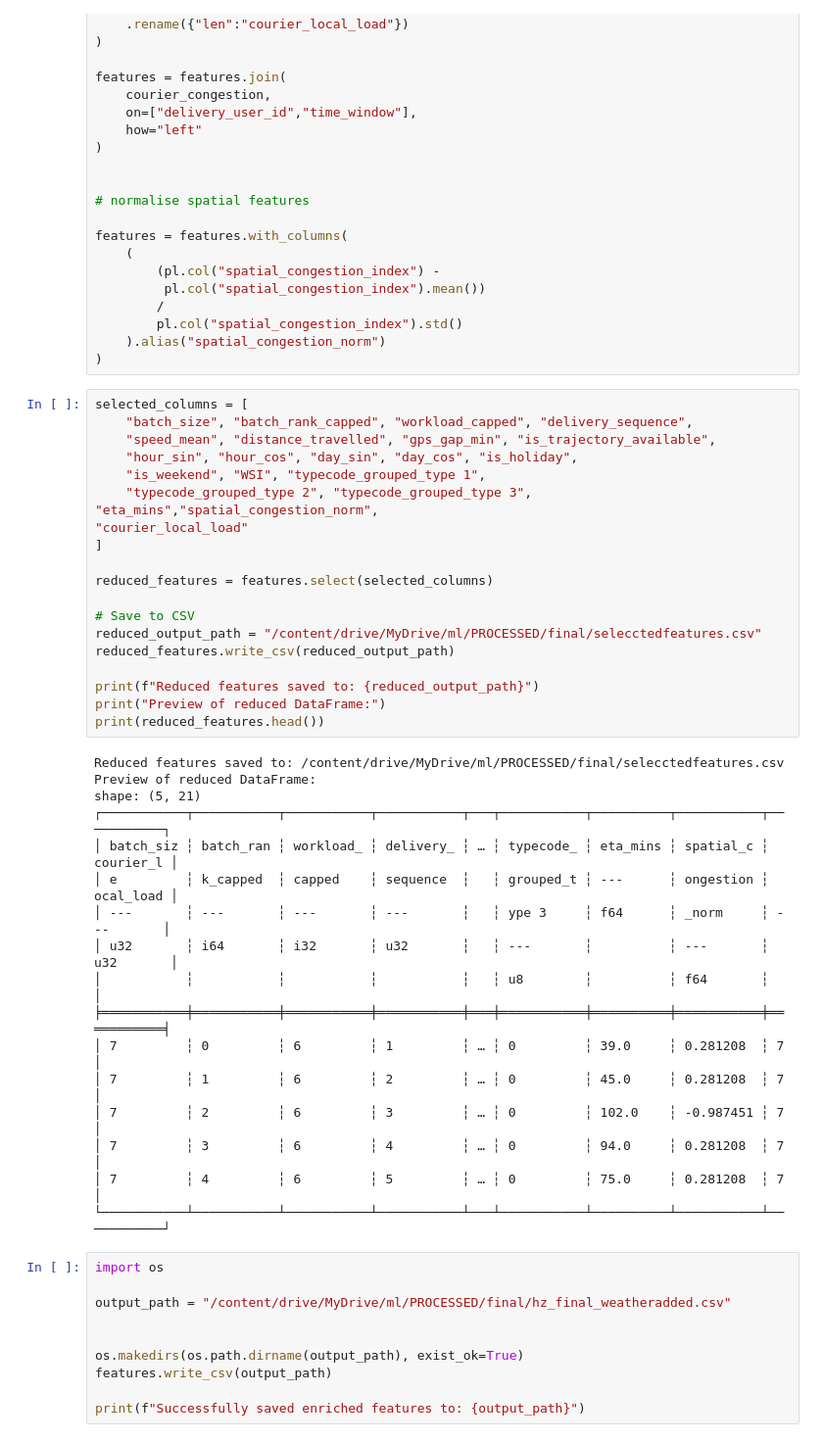
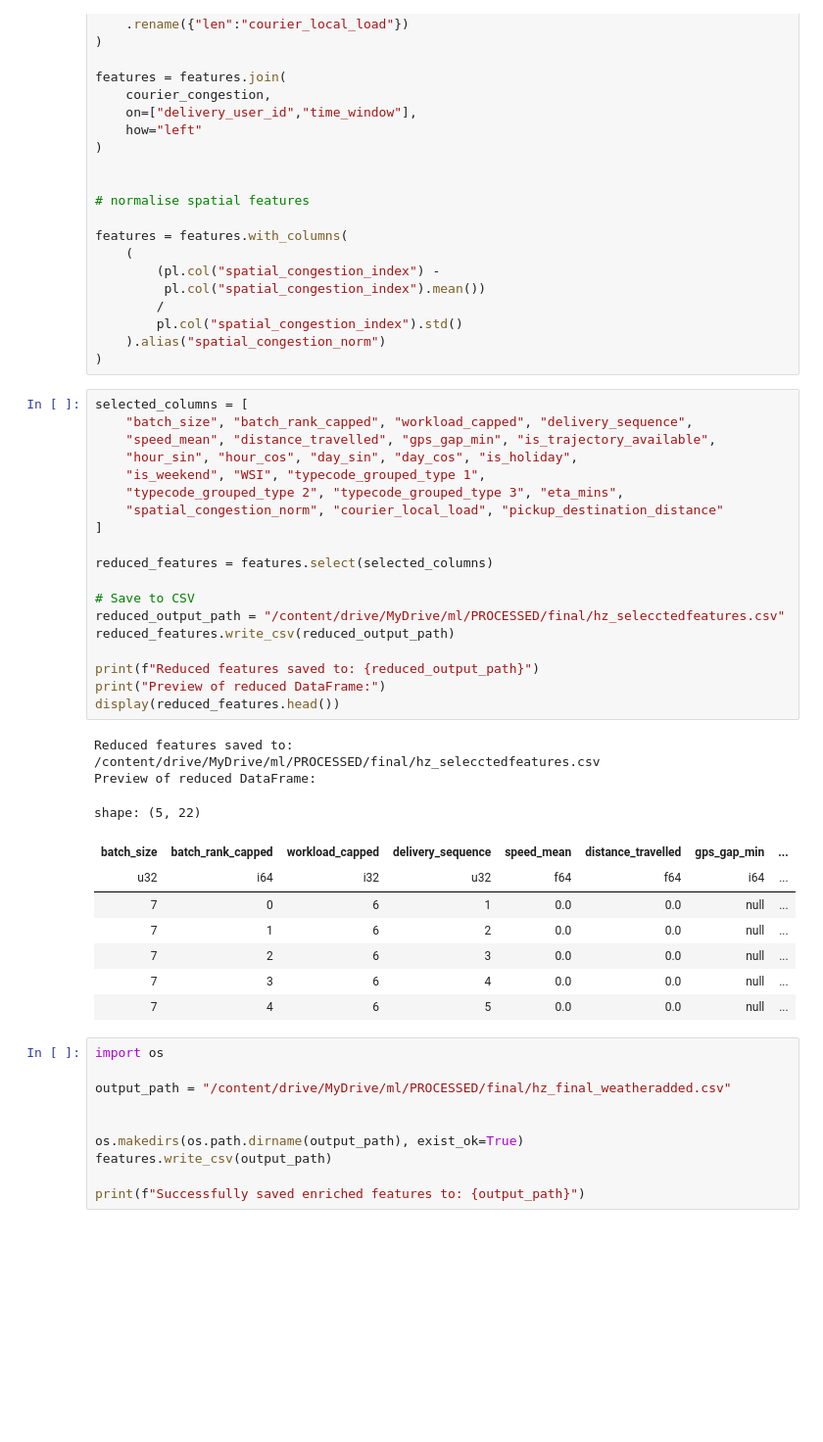
Before and after one commit to aymuos/starship, a Jupyter notebook: fundamental_EDA/feature_creator_hz.ipynb, the cells around one changed output. Shown at 98% size. Saved outputs shown, nothing was run; the diff lists cells and outputs as text; blank space fills up the shorter version.

```diff
--- a/fundamental_EDA/feature_creator_hz.ipynb
+++ b/fundamental_EDA/feature_creator_hz.ipynb
@@ -2139,39 +2139,33 @@ features = features.with_columns(
 # %%
 selected_columns = [
     "batch_size", "batch_rank_capped", "workload_capped", "delivery_sequence",
     "speed_mean", "distance_travelled", "gps_gap_min", "is_trajectory_available",
     "hour_sin", "hour_cos", "day_sin", "day_cos", "is_holiday",
     "is_weekend", "WSI", "typecode_grouped_type 1",
-    "typecode_grouped_type 2", "typecode_grouped_type 3", "eta_mins","spatial_congestion_norm",
-"courier_local_load"
+    "typecode_grouped_type 2", "typecode_grouped_type 3", "eta_mins",
+    "spatial_congestion_norm", "courier_local_load", "pickup_destination_distance"
 ]
 
 reduced_features = features.select(selected_columns)
 
 # Save to CSV
-reduced_output_path = "/content/drive/MyDrive/ml/PROCESSED/final/selecctedfeatures.csv"
+reduced_output_path = "/content/drive/MyDrive/ml/PROCESSED/final/hz_selecctedfeatures.csv"
 reduced_features.write_csv(reduced_output_path)
 
 print(f"Reduced features saved to: {reduced_output_path}")
 print("Preview of reduced DataFrame:")
-print(reduced_features.head())
+display(reduced_features.head())
 # %% [output]
-Reduced features saved to: /content/drive/MyDrive/ml/PROCESSED/final/selecctedfeatures.csv
+Reduced features saved to: /content/drive/MyDrive/ml/PROCESSED/final/hz_selecctedfeatures.csv
 Preview of reduced DataFrame:
-shape: (5, 21)
-┌───────────┬───────────┬───────────┬───────────┬───┬───────────┬──────────┬───────────┬───────────┐
-│ batch_siz ┆ batch_ran ┆ workload_ ┆ delivery_ ┆ … ┆ typecode_ ┆ eta_mins ┆ spatial_c ┆ courier_l │
-│ e         ┆ k_capped  ┆ capped    ┆ sequence  ┆   ┆ grouped_t ┆ ---      ┆ ongestion ┆ ocal_load │
-│ ---       ┆ ---       ┆ ---       ┆ ---       ┆   ┆ ype 3     ┆ f64      ┆ _norm     ┆ ---       │
-│ u32       ┆ i64       ┆ i32       ┆ u32       ┆   ┆ ---       ┆          ┆ ---       ┆ u32       │
-│           ┆           ┆           ┆           ┆   ┆ u8        ┆          ┆ f64       ┆           │
-╞═══════════╪═══════════╪═══════════╪═══════════╪═══╪═══════════╪══════════╪═══════════╪═══════════╡
-│ 7         ┆ 0         ┆ 6         ┆ 1         ┆ … ┆ 0         ┆ 39.0     ┆ 0.281208  ┆ 7         │
-│ 7         ┆ 1         ┆ 6         ┆ 2         ┆ … ┆ 0         ┆ 45.0     ┆ 0.281208  ┆ 7         │
-│ 7         ┆ 2         ┆ 6         ┆ 3         ┆ … ┆ 0         ┆ 102.0    ┆ -0.987451 ┆ 7         │
-│ 7         ┆ 3         ┆ 6         ┆ 4         ┆ … ┆ 0         ┆ 94.0     ┆ 0.281208  ┆ 7         │
-│ 7         ┆ 4         ┆ 6         ┆ 5         ┆ … ┆ 0         ┆ 75.0     ┆ 0.281208  ┆ 7         │
-└───────────┴───────────┴───────────┴───────────┴───┴───────────┴──────────┴───────────┴───────────┘
+shape: (5, 22)
+| batch_size | batch_rank_capped | workload_capped | delivery_sequence | speed_mean | distance_travelled | gps_gap_min | ... |
+| u32 | i64 | i32 | u32 | f64 | f64 | i64 | ... |
+| 7 | 0 | 6 | 1 | 0.0 | 0.0 | null | ... |
+| 7 | 1 | 6 | 2 | 0.0 | 0.0 | null | ... |
+| 7 | 2 | 6 | 3 | 0.0 | 0.0 | null | ... |
+| 7 | 3 | 6 | 4 | 0.0 | 0.0 | null | ... |
+| 7 | 4 | 6 | 5 | 0.0 | 0.0 | null | ... |
 # %%
 import os
 
```
Also changed, not shown: parts of 2 cells of this notebook.
